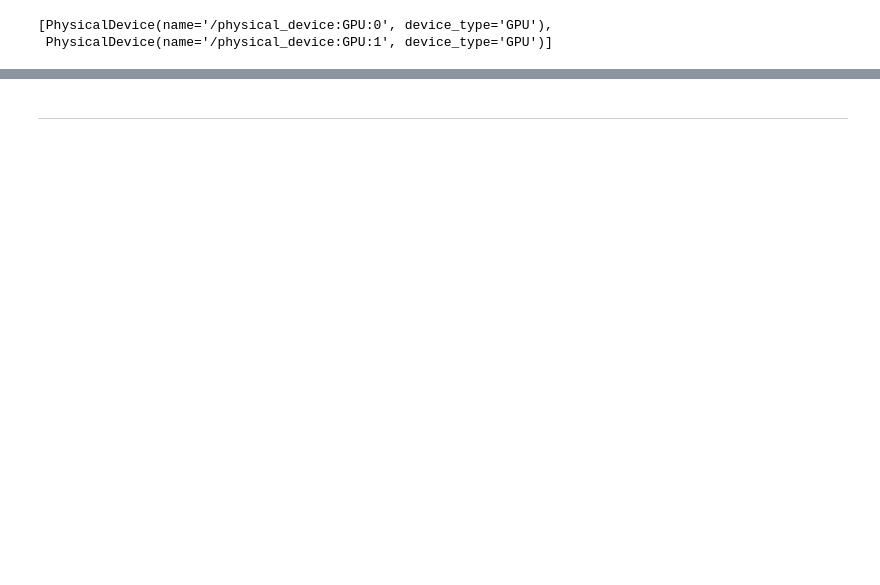
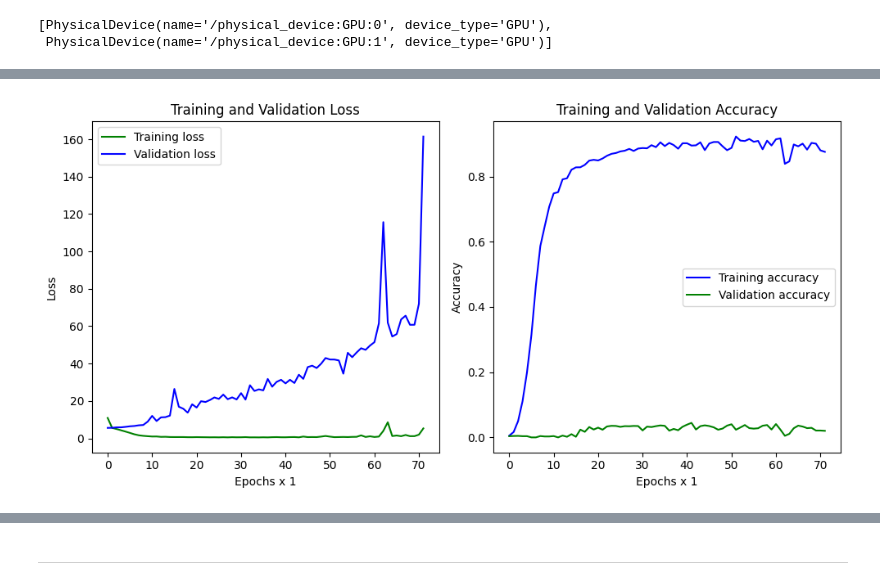
Before and after one commit to Mahmoudsamir10/ASL-Translation-Model, a Jupyter notebook: Notebooks/ASL-Citizen-Translation-Model.ipynb, the cells around one changed output, grey strips where cells are left out. Saved outputs shown, nothing was run; the diff lists cells and outputs as text; code cells hidden in the pictures; blank space fills up the shorter version.

```diff
--- a/Notebooks/ASL-Citizen-Translation-Model.ipynb
+++ b/Notebooks/ASL-Citizen-Translation-Model.ipynb
@@ -1400 +1423,31 @@ gc.collect()
+# %%
+interval = 1
+train_loss = hist.history['loss'][::interval]
+val_loss = hist.history['val_loss'][::interval]
+train_acc = hist.history['accuracy'][::interval]
+val_acc = hist.history['val_accuracy'][::interval]
+
+# Plotting loss
+plt.figure(figsize=(10, 5))
+plt.subplot(1, 2, 1)
+plt.plot(train_loss, 'g', label='Training loss')
+plt.plot(val_loss, 'b', label='Validation loss')
+plt.title('Training and Validation Loss')
+plt.xlabel(f'Epochs x {interval}')
+plt.ylabel('Loss')
+plt.legend()
+
+# Plotting accuracy
+plt.subplot(1, 2, 2)
+plt.plot(train_acc, 'b', label='Training accuracy')
+plt.plot(val_acc, 'g', label='Validation accuracy')
+plt.title('Training and Validation Accuracy')
+plt.xlabel(f'Epochs x {interval}')
+plt.ylabel('Accuracy')
+plt.legend()
+
+plt.tight_layout()
+plt.show()
+# %% [output]
+[figure, added]
 # %%
```
Also changed, not shown: parts of 21 cells of this notebook.
